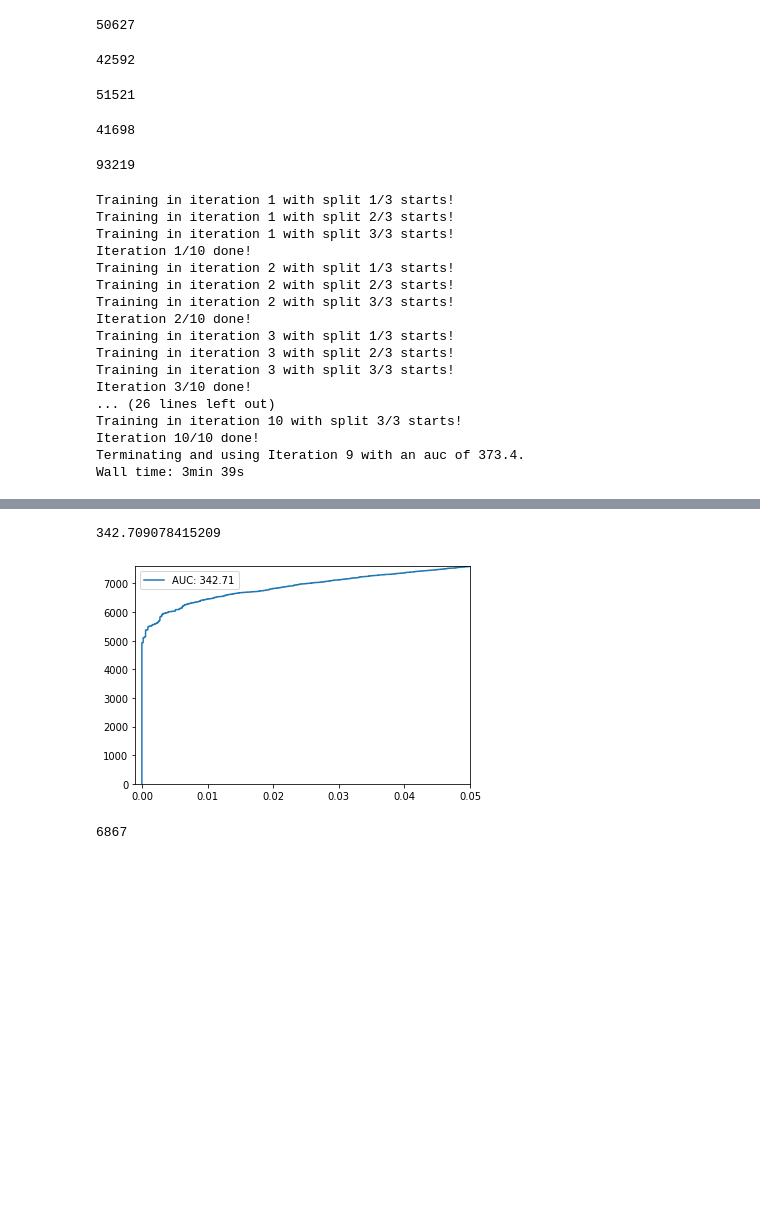
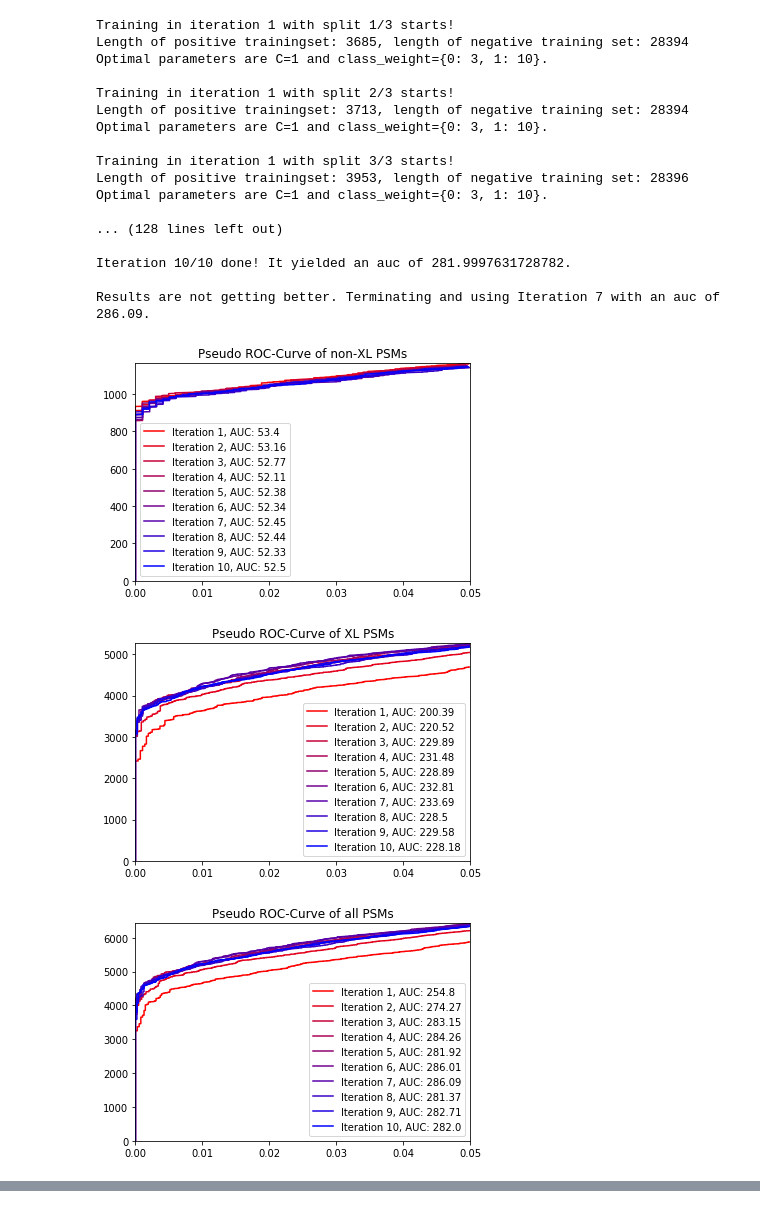
Before and after one commit to emilpaulitz/Bachelor-Thesis, a Jupyter notebook: src/Main.ipynb, the cells around one changed output, grey strips where cells are left out. Cells and saved outputs as stored; diff of their text form; code cells hidden in the pictures; blank space fills up the shorter version.

Commit message:
continued writing results

```diff
--- a/src/Main.ipynb
+++ b/src/Main.ipynb
@@ -7,6 +7,7 @@ scoreCol = 'NuXL:score'
 excluded = ['SpecId', 'Label', 'ScanNr', 'Peptide', 'Proteins', 'FDR', 'q-val', 'class-specific_q-val', 'Rank', 'temp_score', 'percolator_score']
 
 dSlow = readAndProcess('../data/1-AChernev_080219_dir_HeLa_cyt_UCGA_slow.tsv', idCol, scoreCol, excludedCols = excluded)
+dSlowNoNorm = readAndProcess('../data/1-AChernev_080219_dir_HeLa_cyt_UCGA_slow.tsv', idCol, scoreCol)
 features = [x for x in list(dSlow.columns) if (x not in excluded)]
 # %% [output]
 file read...
@@ -34,44 +26,31 @@ dSlow.head()
-# %%
-len(dSlow.loc[dSlow.Label == 1])
-# %% [output]
-50627
-# %%
-len(dSlow.loc[dSlow.Label == 0])
-# %% [output]
-42592
-# %%
-len(dSlow.loc[dSlow['NuXL:isXL'] == 1])
-# %% [output]
-51521
-# %%
-len(dSlow.loc[dSlow['NuXL:isXL'] == 0])
-# %% [output]
-41698
-# %%
-len(dSlow)
-# %% [output]
-93219
 # %%
 %%time
 
-saveName = '../results/percolator_reimplementation.png'
+saveName = '../results/newest/noNorming_{}.png'
 
-p = percolator_reimplementation(dSlow, idCol, features)
+pn = percolator_experimental(dSlowNoNorm, idCol, features, plotSaveName = saveName)
+
+saveName = '../results/newest/norming_{}.png'
+
+p = percolator_experimental(dSlow, idCol, features, plotSaveName = saveName)
 # %% [output]
 Training in iteration 1 with split 1/3 starts!
+Length of positive trainingset: 3685, length of negative training set: 28394
+Optimal parameters are C=1 and class_weight={0: 3, 1: 10}.
+
 Training in iteration 1 with split 2/3 starts!
+Length of positive trainingset: 3713, length of negative training set: 28394
+Optimal parameters are C=1 and class_weight={0: 3, 1: 10}.
+
 Training in iteration 1 with split 3/3 starts!
-Iteration 1/10 done!
-Training in iteration 2 with split 1/3 starts!
-Training in iteration 2 with split 2/3 starts!
-Training in iteration 2 with split 3/3 starts!
-Iteration 2/10 done!
-Training in iteration 3 with split 1/3 starts!
-Training in iteration 3 with split 2/3 starts!
-Training in iteration 3 with split 3/3 starts!
-Iteration 3/10 done!
-... (26 lines left out)
-Training in iteration 10 with split 3/3 starts!
-Iteration 10/10 done!
-Terminating and using Iteration 9 with an auc of 373.4.
-Wall time: 3min 39s
+Length of positive trainingset: 3953, length of negative training set: 28396
+Optimal parameters are C=1 and class_weight={0: 3, 1: 10}.
+
+... (128 lines left out)
+
+Iteration 10/10 done! It yielded an auc of 281.9997631728782.
+
+Results are not getting better. Terminating and using Iteration 7 with an auc of 286.09.
+[figure, added]
+[figure, added]
+[figure, added]
@@ -78,9 +77,0 @@ Wall time: 3min 39s
-# %%
-pseudoROC(p)#, onlyFirstRank = False)
-# %% [output]
-342.709078415209
-[figure, removed]
-# %%
-len(p.loc[p['q-val'] <= 0.01])
-# %% [output]
-6867
```
Also changed, not shown: parts of 4 cells of this notebook, 26 other files.
